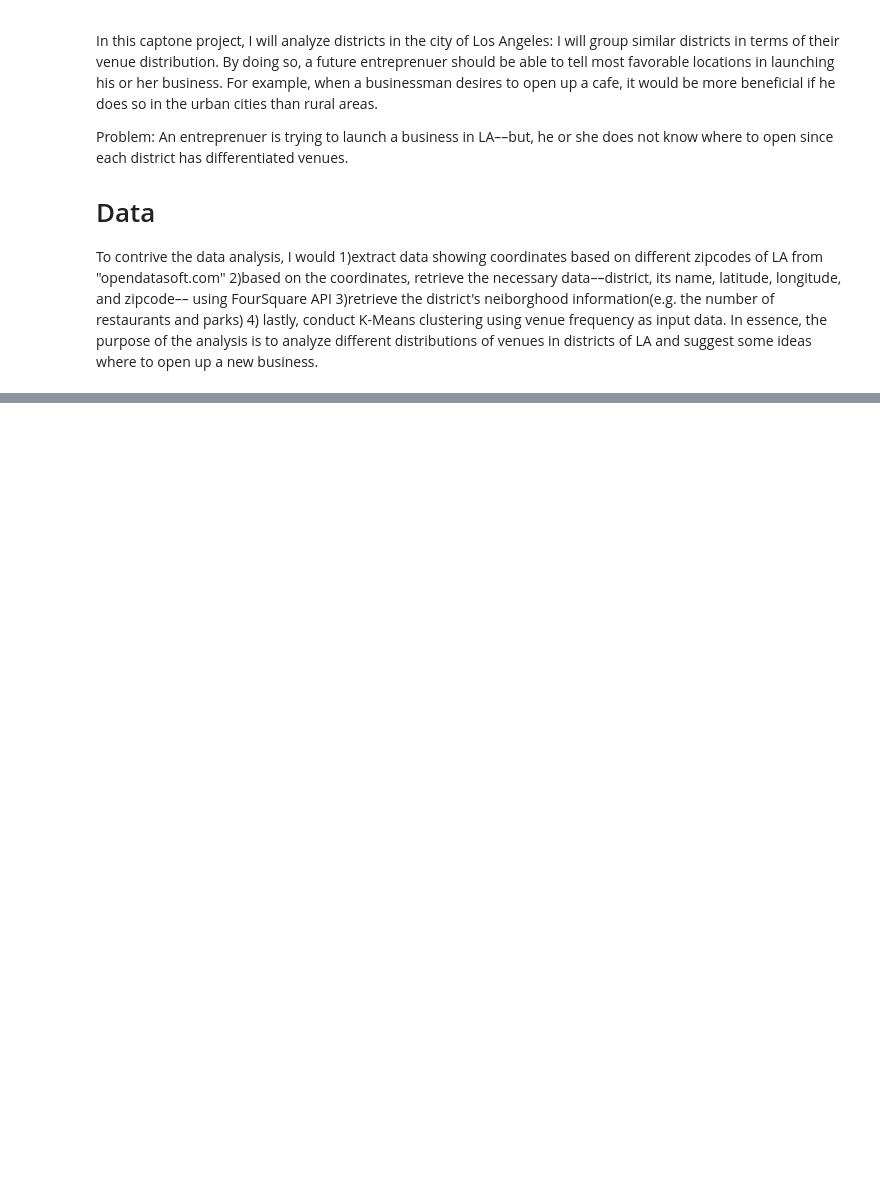
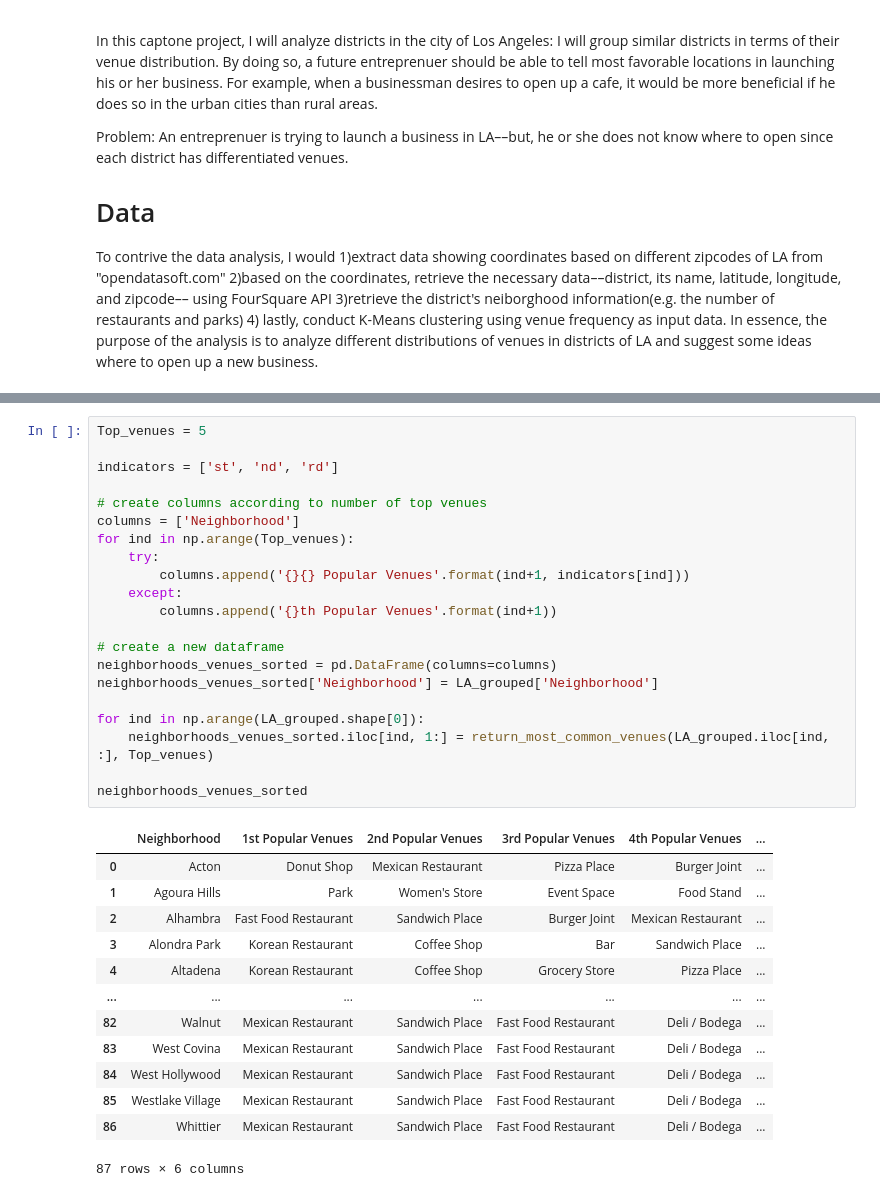
Before and after one commit to rshin0723/Coursera_Capstone-, a Jupyter notebook: Real Capstone project .ipynb, the cells around one changed output, grey strips where cells are left out. Saved outputs shown, nothing was run; the diff lists cells and outputs as text; blank space fills up the shorter version.

```diff
--- a/Real Capstone project .ipynb
+++ b/Real Capstone project .ipynb
@@ -12,0 +380,35 @@ import folium
+# %%
+Top_venues = 5
+
+indicators = ['st', 'nd', 'rd']
+
+# create columns according to number of top venues
+columns = ['Neighborhood']
+for ind in np.arange(Top_venues):
+    try:
+        columns.append('{}{} Popular Venues'.format(ind+1, indicators[ind]))
+    except:
+        columns.append('{}th Popular Venues'.format(ind+1))
+
+# create a new dataframe
+neighborhoods_venues_sorted = pd.DataFrame(columns=columns)
+neighborhoods_venues_sorted['Neighborhood'] = LA_grouped['Neighborhood']
+
+for ind in np.arange(LA_grouped.shape[0]):
+    neighborhoods_venues_sorted.iloc[ind, 1:] = return_most_common_venues(LA_grouped.iloc[ind, :], Top_venues)
+
+neighborhoods_venues_sorted
+# %% [output]
+|  | Neighborhood | 1st Popular Venues | 2nd Popular Venues | 3rd Popular Venues | 4th Popular Venues | ... |
+| 0 | Acton | Donut Shop | Mexican Restaurant | Pizza Place | Burger Joint | ... |
+| 1 | Agoura Hills | Park | Women's Store | Event Space | Food Stand | ... |
+| 2 | Alhambra | Fast Food Restaurant | Sandwich Place | Burger Joint | Mexican Restaurant | ... |
+| 3 | Alondra Park | Korean Restaurant | Coffee Shop | Bar | Sandwich Place | ... |
+| 4 | Altadena | Korean Restaurant | Coffee Shop | Grocery Store | Pizza Place | ... |
+| ... | ... | ... | ... | ... | ... | ... |
+| 82 | Walnut | Mexican Restaurant | Sandwich Place | Fast Food Restaurant | Deli / Bodega | ... |
+| 83 | West Covina | Mexican Restaurant | Sandwich Place | Fast Food Restaurant | Deli / Bodega | ... |
+| 84 | West Hollywood | Mexican Restaurant | Sandwich Place | Fast Food Restaurant | Deli / Bodega | ... |
+| 85 | Westlake Village | Mexican Restaurant | Sandwich Place | Fast Food Restaurant | Deli / Bodega | ... |
+| 86 | Whittier | Mexican Restaurant | Sandwich Place | Fast Food Restaurant | Deli / Bodega | ... |
+87 rows × 6 columns
```
Also changed, not shown: parts of 46 cells of this notebook.
